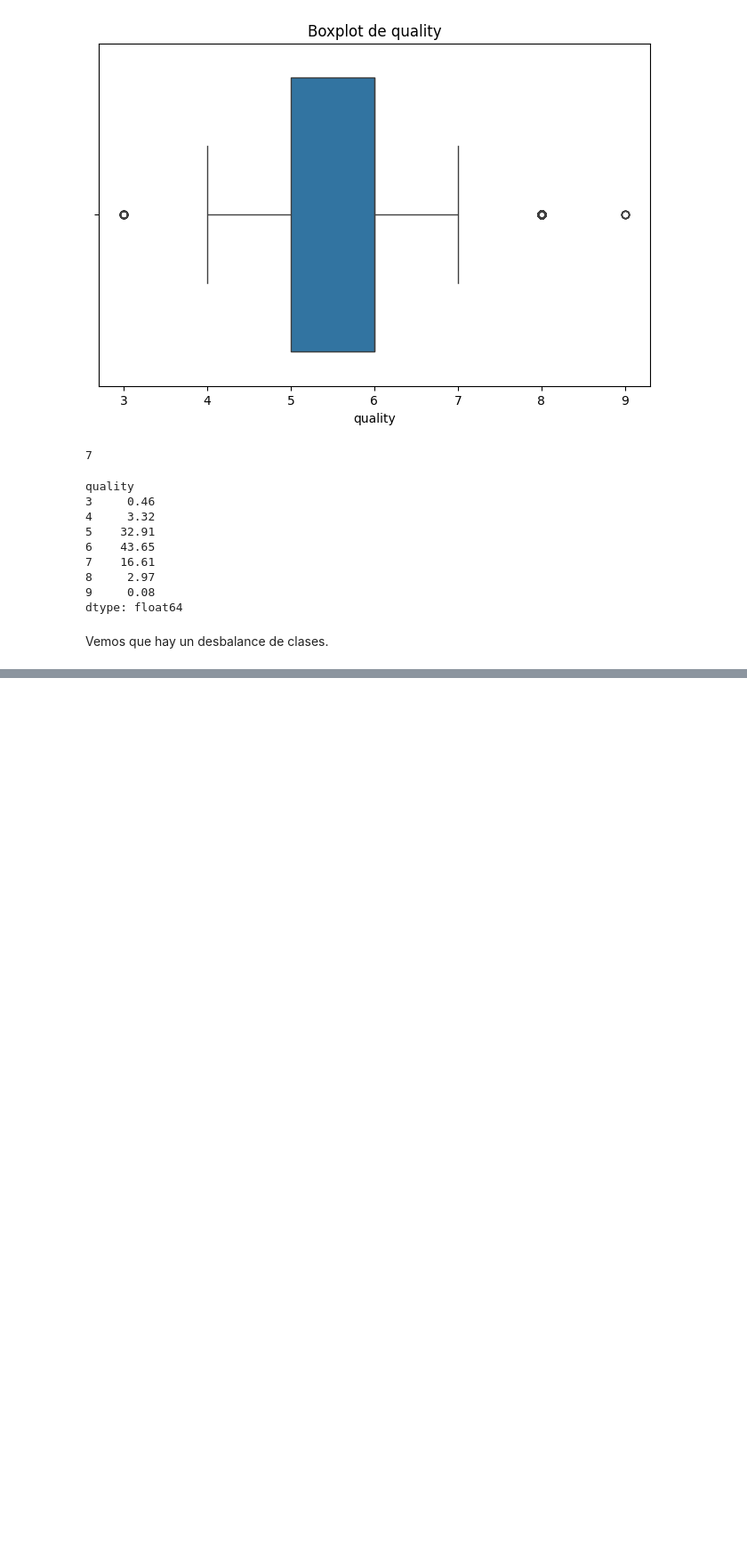
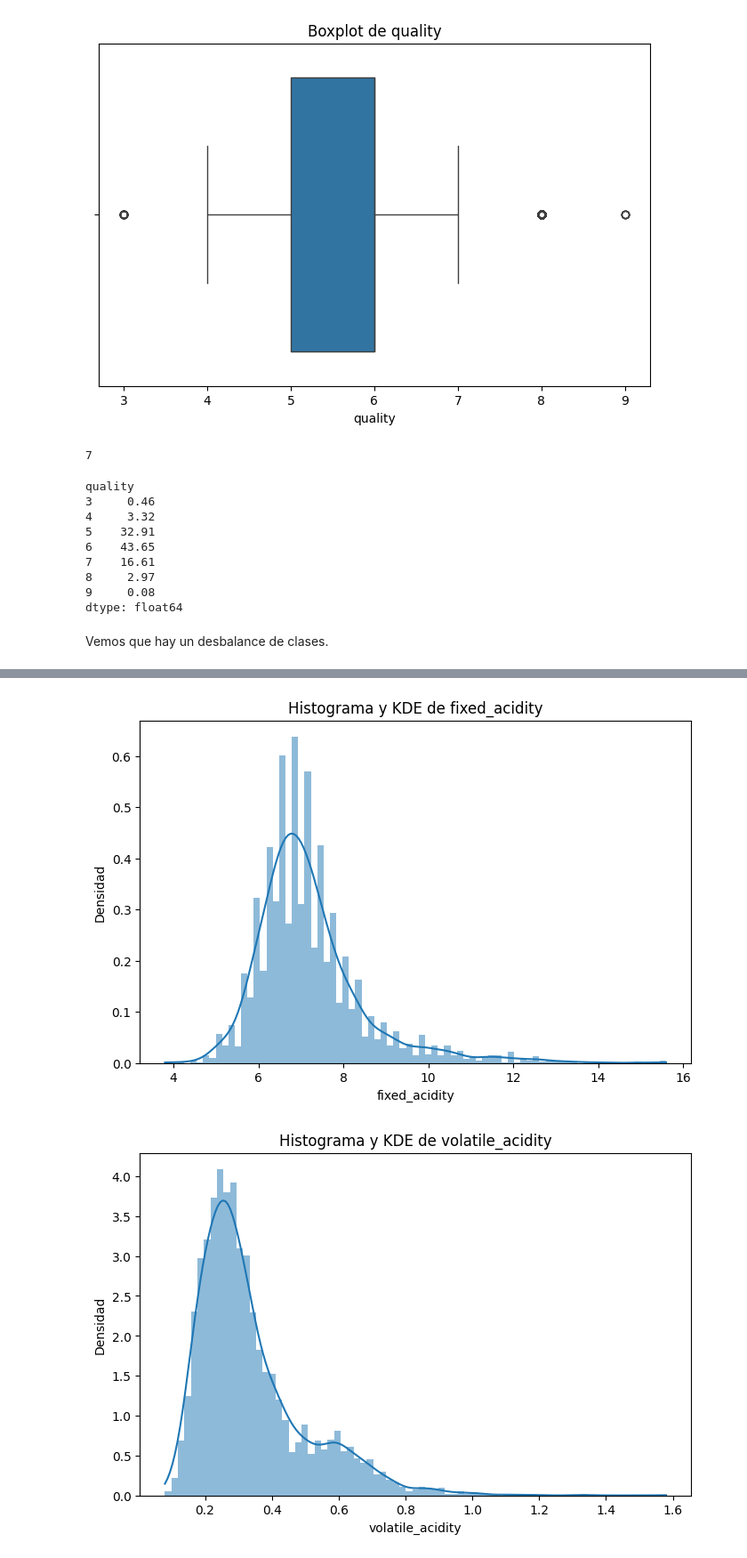
Before and after one commit to MartoBadi/TSCDIA-, a Jupyter notebook: Modelizado de Minería de Datos/tp_final/tp_final_regresion.ipynb, the cells around one changed output, grey strips where cells are left out. Shown at 89% size. Saved outputs shown, nothing was run; the diff lists cells and outputs as text; code cells hidden in the pictures; blank space fills up the shorter version.

```diff
--- a/Modelizado de Minería de Datos/tp_final/tp_final_regresion.ipynb
+++ b/Modelizado de Minería de Datos/tp_final/tp_final_regresion.ipynb
@@ -166,5 +166,7 @@ Vemos que hay un desbalance de clases.
 # %%
-
+array = df_reg.values
+X = array[:, 0:-1] # Separamos del conjunto de datos la matriz X (variables independientes)
+y = array[:, -1]
 
 X_train, X_test, y_train, y_test = train_test_split(X, y, test_size=0.2, random_state=42)
 
@@ -174,0 +194,14 @@ print(y_test)
+# %%
+def histograma_kde(df, column):
+    plt.figure(figsize=(8,5))
+    sns.histplot(df[column], kde=True, stat="density", linewidth=0)
+    plt.title(f"Histograma y KDE de {column}")
+    plt.xlabel(column)
+    plt.ylabel("Densidad")
+    plt.show()
+
+for i in X.columns:
+    histograma_kde(pd.DataFrame(X_train, columns=X.columns), i)
+# %% [output]
+[figure, added]
+[figure, added]
```
Also changed, not shown: parts of 6 cells of this notebook, 1 other file.
